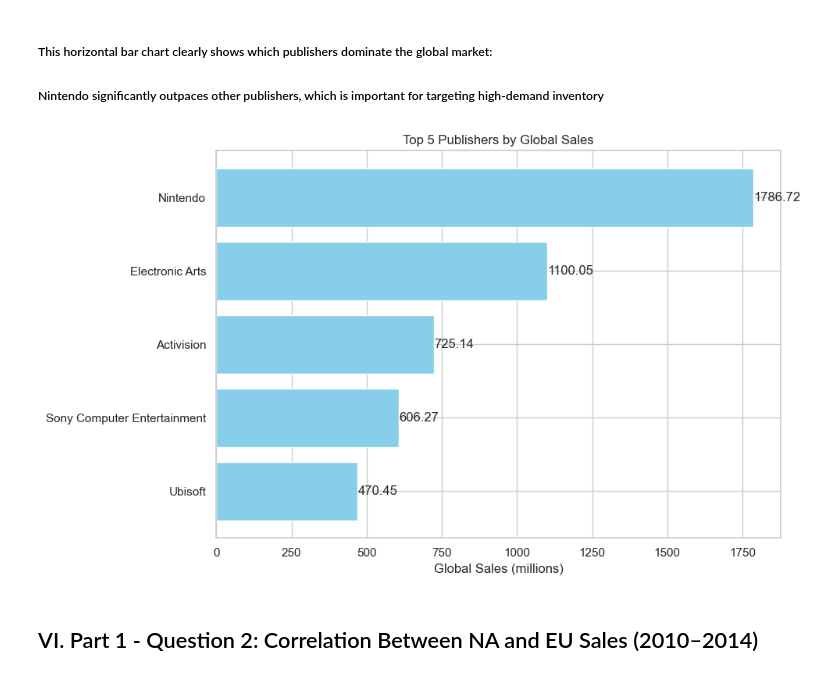
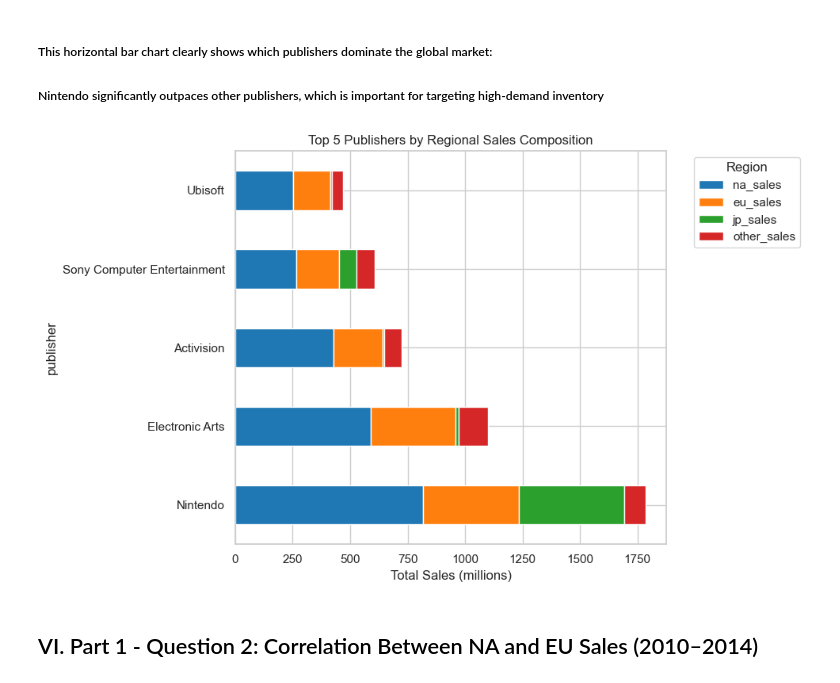
Before and after one commit to Maria8989/Data-Visualisations, a Jupyter notebook: Maria G Garcia Macedo_DVizHDip_CA1.ipynb, the cells around one changed output. Cells and saved outputs as stored; diff of their text form; code cells hidden in the pictures.

```diff
--- a/Maria G Garcia Macedo_DVizHDip_CA1.ipynb
+++ b/Maria G Garcia Macedo_DVizHDip_CA1.ipynb
@@ -265,16 +266,19 @@ df.describe(include='all')
 # %%
 top_publishers = df.groupby("publisher")["global_sales"].sum().sort_values(ascending=False).head(5)
 
-plt.figure()
-bars = plt.barh(top_publishers.index[::-1], top_publishers.values[::-1], color="skyblue")
-plt.title("Top 5 Publishers by Global Sales")
-plt.xlabel("Global Sales (millions)")
-for bar in bars:
-    plt.text(bar.get_width() + 0.5, bar.get_y() + bar.get_height()/2, f"{bar.get_width():.2f}", va='center')
+region_colors = ["#1f77b4", "#ff7f0e", "#2ca02c", "#d62728", "#9467bd"]
+region_sales = df[df["publisher"].isin(top_publishers.index)]
+region_grouped = region_sales.groupby("publisher")[["na_sales", "eu_sales", "jp_sales", "other_sales"]].sum()
+
+region_grouped = region_grouped.loc[top_publishers.index]
+region_grouped.plot(kind="barh", stacked=True, color=["#1f77b4", "#ff7f0e", "#2ca02c", "#d62728"])
+plt.title("Top 5 Publishers by Regional Sales Composition")
+plt.xlabel("Total Sales (millions)")
+plt.legend(title="Region", bbox_to_anchor=(1.05, 1), loc='upper left')
 plt.tight_layout()
 plt.show()
 # %% [output]
-[figure, old version]
+[figure, new version]
 # %% [markdown]
 ## VI. Part 1 - Question 2: Correlation Between NA and EU Sales (2010–2014)
 # %% [markdown]
```
Also changed, not shown: parts of 13 cells of this notebook.
